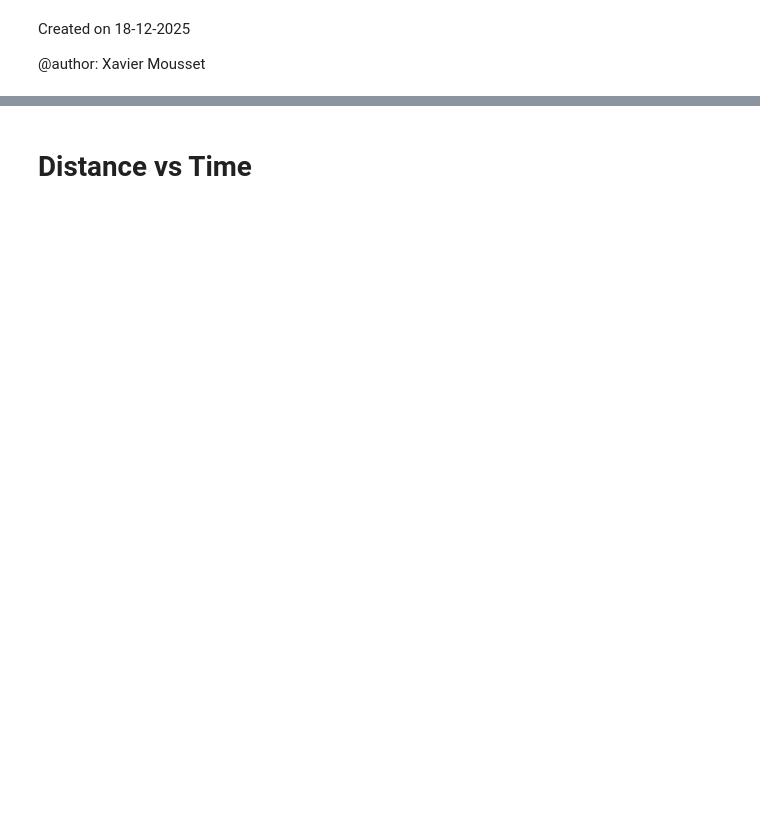
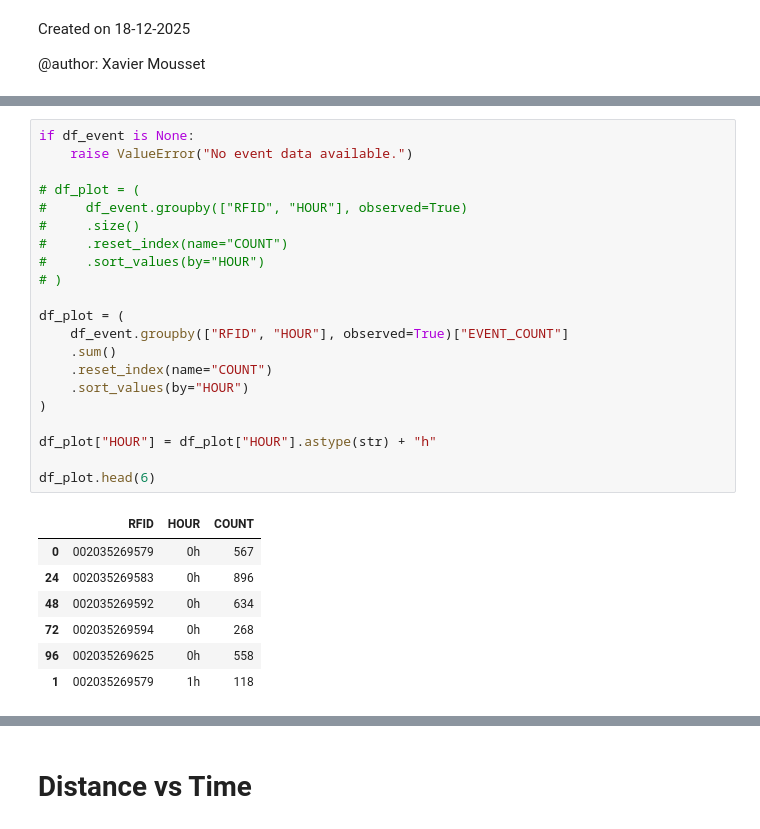
Before and after one commit to xmousset/lmt-analysis, a Jupyter notebook: LMT/dim_c_brains/nadege.ipynb, the cells around one changed output, grey strips where cells are left out. Cells and saved outputs as stored; diff of their text form; blank space fills up the shorter version.

```diff
--- a/LMT/dim_c_brains/nadege.ipynb
+++ b/LMT/dim_c_brains/nadege.ipynb
@@ -89,0 +121,29 @@ Speeds memory usage: 0.59 Mo
+# %%
+if df_event is None:
+    raise ValueError("No event data available.")
+
+# df_plot = (
+#     df_event.groupby(["RFID", "HOUR"], observed=True)
+#     .size()
+#     .reset_index(name="COUNT")
+#     .sort_values(by="HOUR")
+# )
+
+df_plot = (
+    df_event.groupby(["RFID", "HOUR"], observed=True)["EVENT_COUNT"]
+    .sum()
+    .reset_index(name="COUNT")
+    .sort_values(by="HOUR")
+)
+
+df_plot["HOUR"] = df_plot["HOUR"].astype(str) + "h"
+
+df_plot.head(6)
+# %% [output]
+|  | RFID | HOUR | COUNT |
+| 0 | 002035269579 | 0h | 567 |
+| 24 | 002035269583 | 0h | 896 |
+| 48 | 002035269592 | 0h | 634 |
+| 72 | 002035269594 | 0h | 268 |
+| 96 | 002035269625 | 0h | 558 |
+| 1 | 002035269579 | 1h | 118 |
```
Also changed, not shown: parts of 27 cells of this notebook, 11 other files.
